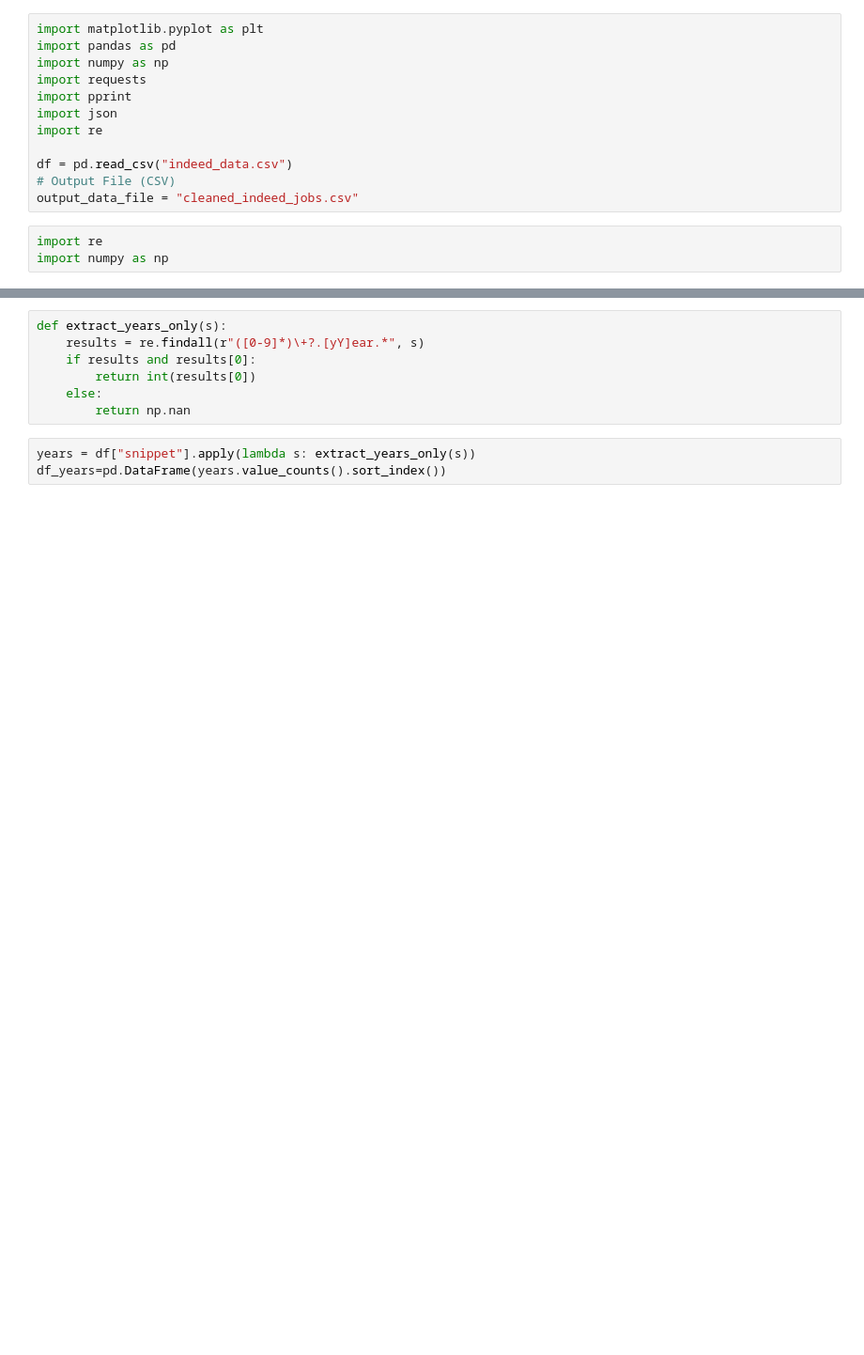
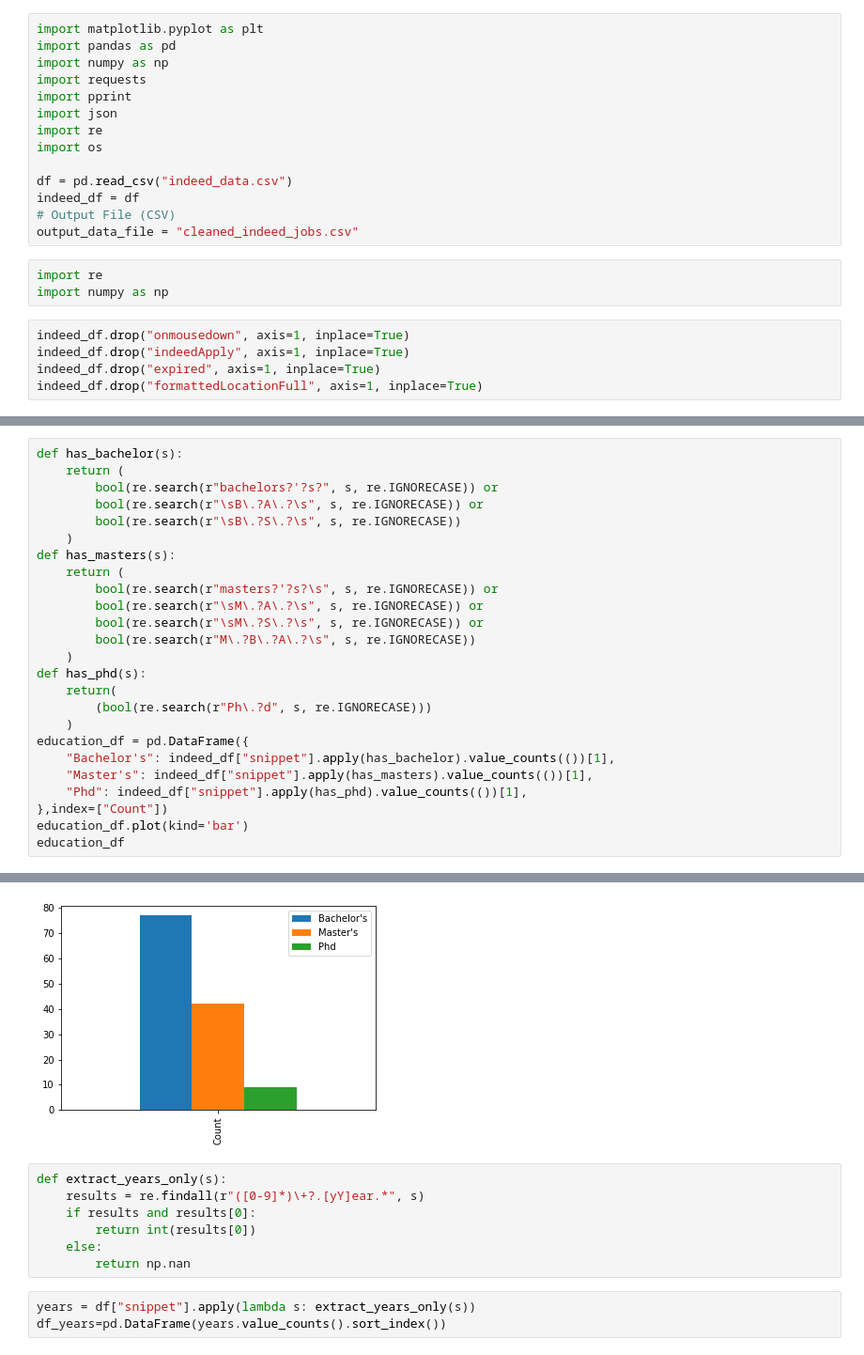
Before and after one commit to look4parul/Project1_PPDR-Consultants, a Jupyter notebook: JobMarketAnalysis/indeed_data_analysis.ipynb, the cells around one changed output, grey strips where cells are left out. Shown: that part at 94% size. Cells and saved outputs as stored; diff of their text form; blank space fills up the shorter version.

```diff
--- a/JobMarketAnalysis/indeed_data_analysis.ipynb
+++ b/JobMarketAnalysis/indeed_data_analysis.ipynb
@@ -6,10 +6,17 @@ import requests
 import pprint
 import json
 import re
+import os
 
 df = pd.read_csv("indeed_data.csv")
+indeed_df = df
 # Output File (CSV)
 output_data_file = "cleaned_indeed_jobs.csv"
 # %%
 import re
 import numpy as np
+# %%
+indeed_df.drop("onmousedown", axis=1, inplace=True)
+indeed_df.drop("indeedApply", axis=1, inplace=True)
+indeed_df.drop("expired", axis=1, inplace=True)
+indeed_df.drop("formattedLocationFull", axis=1, inplace=True)
@@ -15,0 +171,26 @@ import numpy as np
+# %%
+def has_bachelor(s):
+    return (
+        bool(re.search(r"bachelors?'?s?", s, re.IGNORECASE)) or
+        bool(re.search(r"\sB\.?A\.?\s", s, re.IGNORECASE)) or
+        bool(re.search(r"\sB\.?S\.?\s", s, re.IGNORECASE))
+    )
+def has_masters(s):
+    return (
+        bool(re.search(r"masters?'?s?\s", s, re.IGNORECASE)) or
+        bool(re.search(r"\sM\.?A\.?\s", s, re.IGNORECASE)) or
+        bool(re.search(r"\sM\.?S\.?\s", s, re.IGNORECASE)) or
+        bool(re.search(r"M\.?B\.?A\.?\s", s, re.IGNORECASE))
+    )
+def has_phd(s):
+    return(
+        (bool(re.search(r"Ph\.?d", s, re.IGNORECASE)))
+    )
+education_df = pd.DataFrame({
+    "Bachelor's": indeed_df["snippet"].apply(has_bachelor).value_counts(())[1],
+    "Master's": indeed_df["snippet"].apply(has_masters).value_counts(())[1],
+    "Phd": indeed_df["snippet"].apply(has_phd).value_counts(())[1],
+},index=["Count"])
+education_df.plot(kind='bar')
+education_df
+# %% [output]
@@ -16,3 +199,4 @@ import numpy as np
+[figure, added]
 # %%
 def extract_years_only(s):
     results = re.findall(r"([0-9]*)\+?.[yY]ear.*", s)
```
Also changed, not shown: parts of 20 cells of this notebook, 1 other file.
